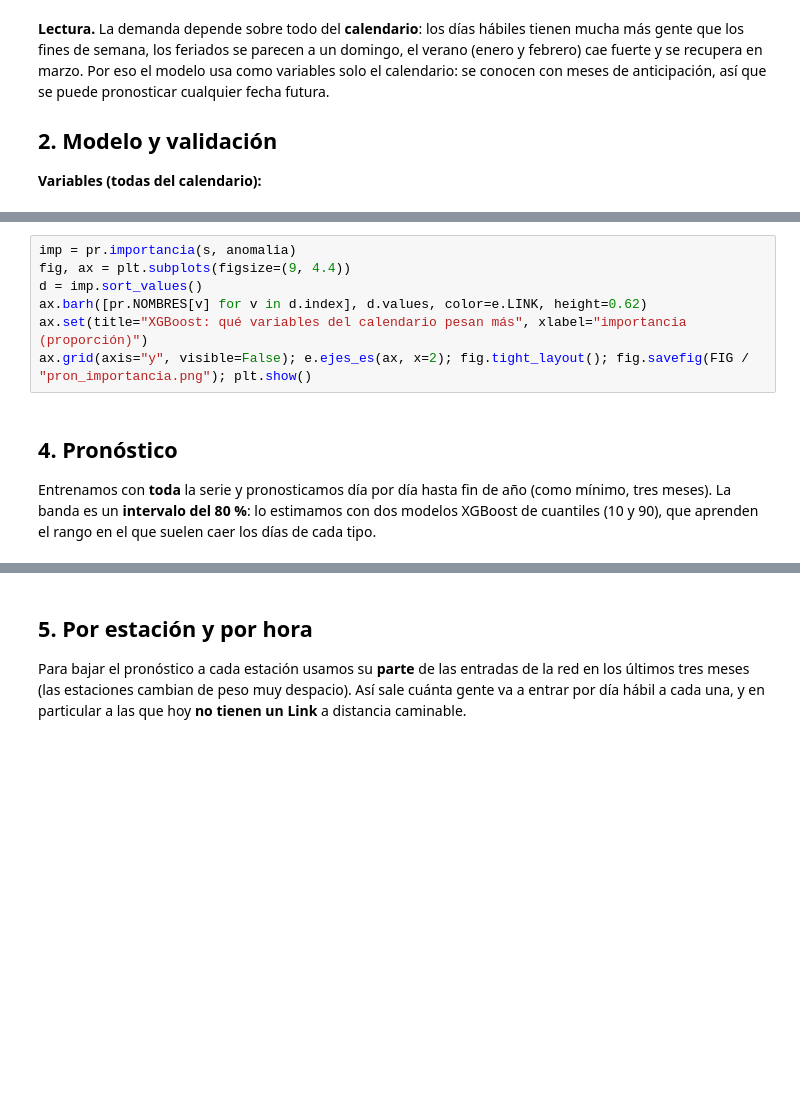
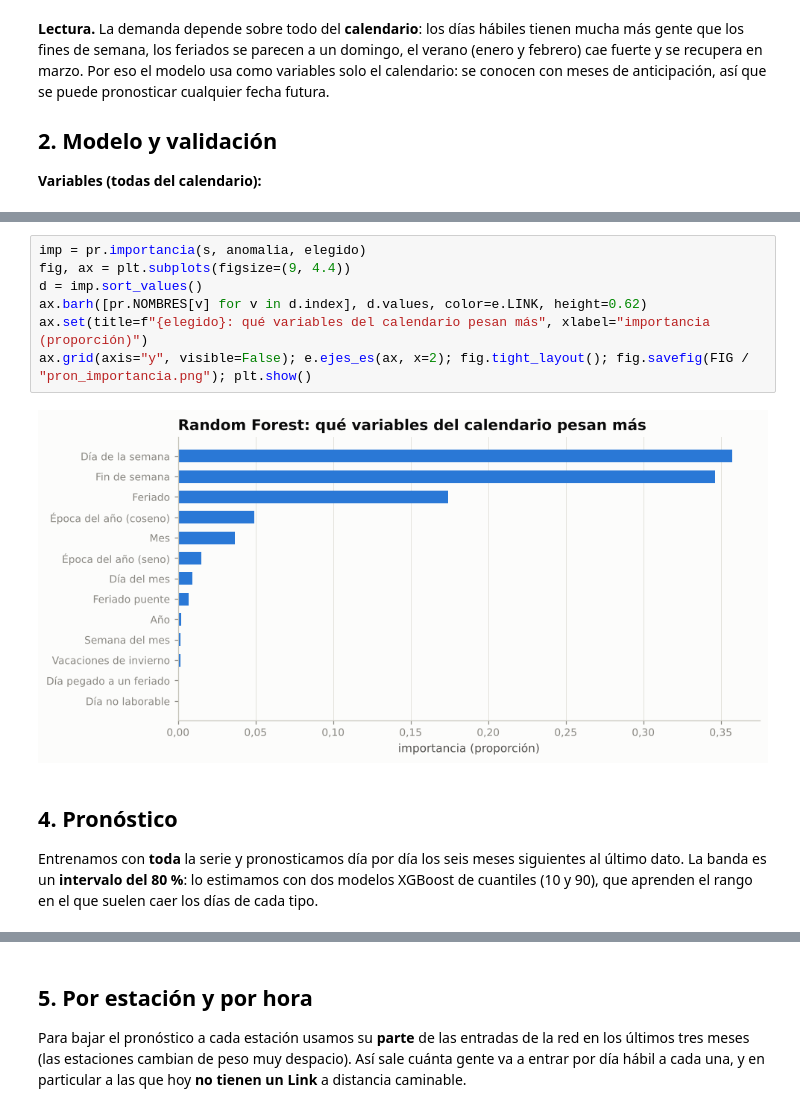
Before and after one commit to ValentinoDiaz0509/CienciaDeDatos, a Jupyter notebook: notebooks/05_pronostico_subte.ipynb, the cells around one changed output, grey strips where cells are left out. Cells and saved outputs as stored; diff of their text form; blank space fills up the shorter version.

```diff
--- a/notebooks/05_pronostico_subte.ipynb
+++ b/notebooks/05_pronostico_subte.ipynb
@@ -192,14 +303,16 @@ Importancia de cada variable en XGBoost (cuánto mejora la predicción cada vez
 # %%
-imp = pr.importancia(s, anomalia)
+imp = pr.importancia(s, anomalia, elegido)
 fig, ax = plt.subplots(figsize=(9, 4.4))
 d = imp.sort_values()
 ax.barh([pr.NOMBRES[v] for v in d.index], d.values, color=e.LINK, height=0.62)
-ax.set(title="XGBoost: qué variables del calendario pesan más", xlabel="importancia (proporción)")
+ax.set(title=f"{elegido}: qué variables del calendario pesan más", xlabel="importancia (proporción)")
 ax.grid(axis="y", visible=False); e.ejes_es(ax, x=2); fig.tight_layout(); fig.savefig(FIG / "pron_importancia.png"); plt.show()
+# %% [output]
+[figure, added]
 # %% [markdown]
 ## 4. Pronóstico
 
-Entrenamos con **toda** la serie y pronosticamos día por día hasta fin de año (como mínimo, tres meses). La banda es un
+Entrenamos con **toda** la serie y pronosticamos día por día los seis meses siguientes al último dato. La banda es un
 **intervalo del 80 %**: lo estimamos con dos modelos XGBoost de cuantiles (10 y 90), que aprenden el rango en el que
 suelen caer los días de cada tipo.
 # %%
```
Also changed, not shown: parts of 21 cells of this notebook, 27 other files.
